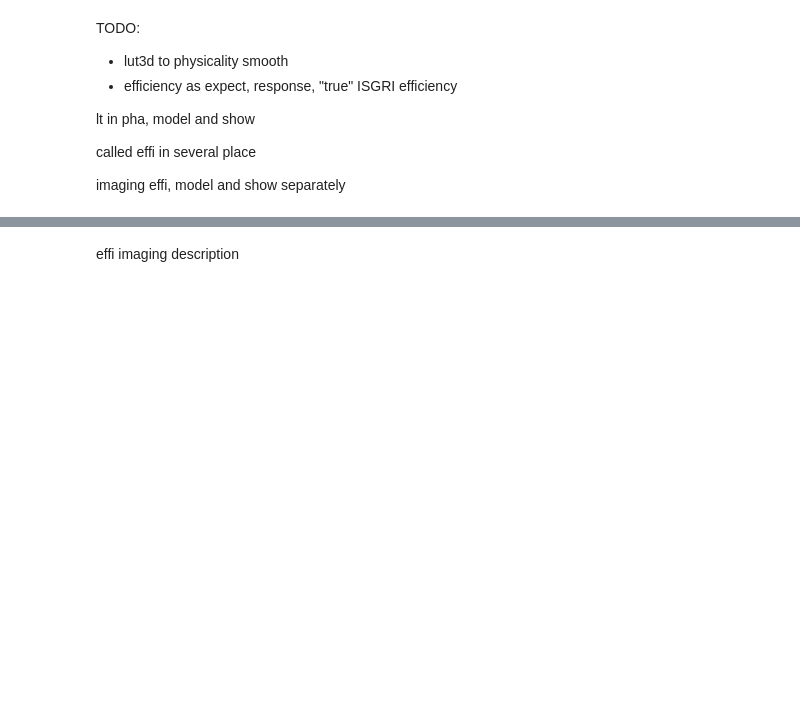
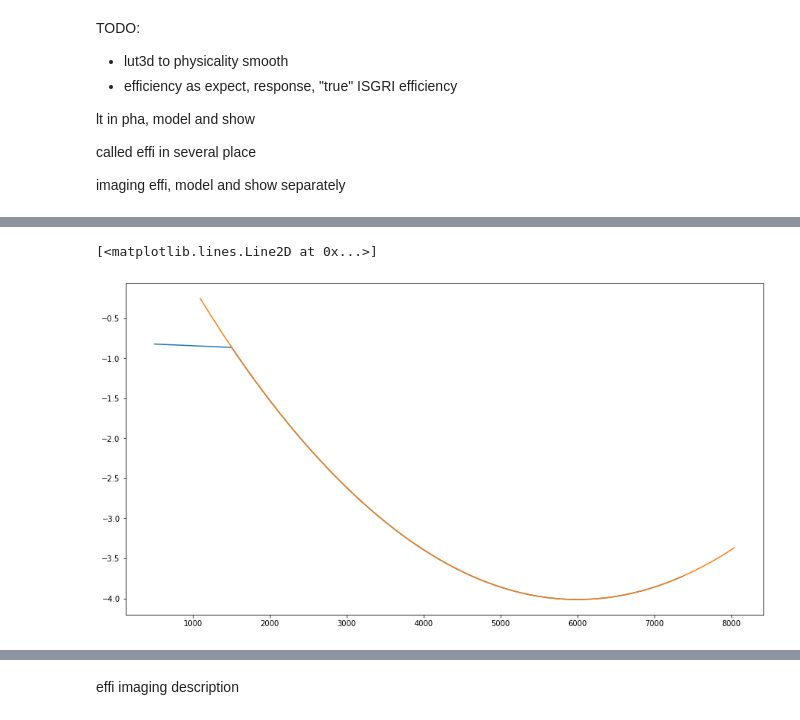
Before and after one commit to volodymyrss/integral-ibis-isgri-le-response, a Jupyter notebook: book/effi-rsp-lut2.ipynb, the cells around one changed output, grey strips where cells are left out. Cells and saved outputs as stored; diff of their text form; code cells hidden in the pictures; blank space fills up the shorter version.

```diff
--- a/book/effi-rsp-lut2.ipynb
+++ b/book/effi-rsp-lut2.ipynb
@@ -571,0 +577,24 @@ plt.loglog()
+# %%
+import produce_e_morph
+
+plt.figure(figsize=(15,8))
+
+plt.plot(
+    byrev.vstart,
+    byrev.e0 - 13,
+)
+
+i = np.linspace(
+    Time("2003-01-01").mjd - 51544,
+    Time("2022-01-01").mjd - 51544
+    )
+
+eref = 15
+
+plt.plot(
+    i,
+    [produce_e_morph.produce_e_morph(_i, _i+1)[0](eref) - eref for _i in i],
+)
+# %% [output]
+[<matplotlib.lines.Line2D at 0x...>]
+[figure, added]
```
Also changed, not shown: parts of 6 cells of this notebook, 3 other files.
